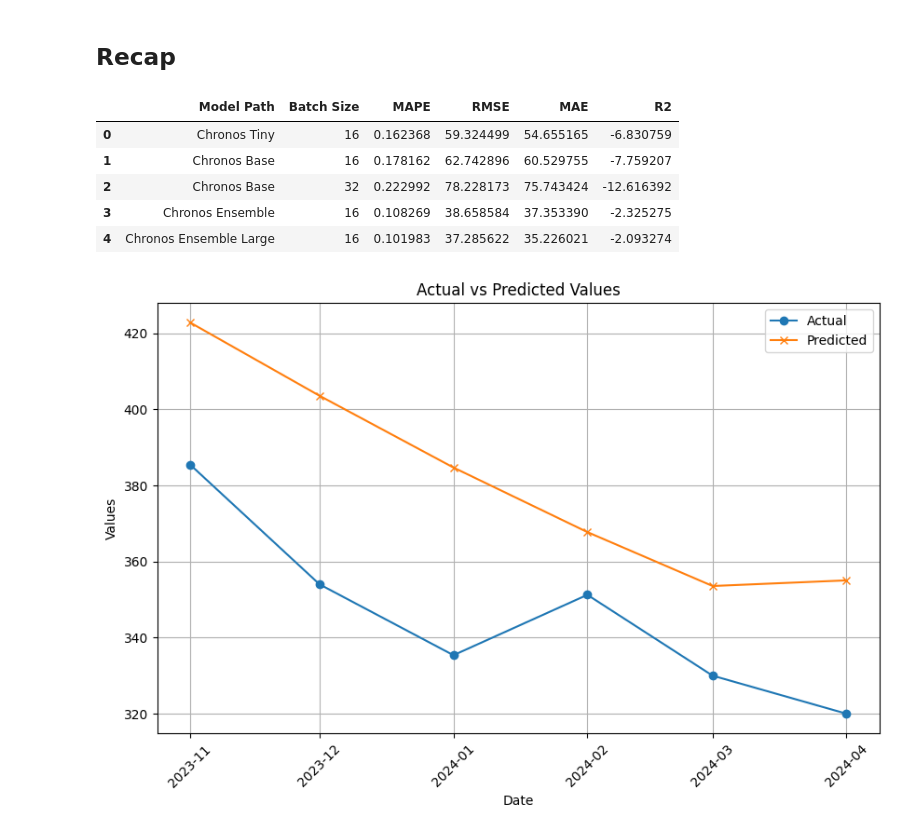
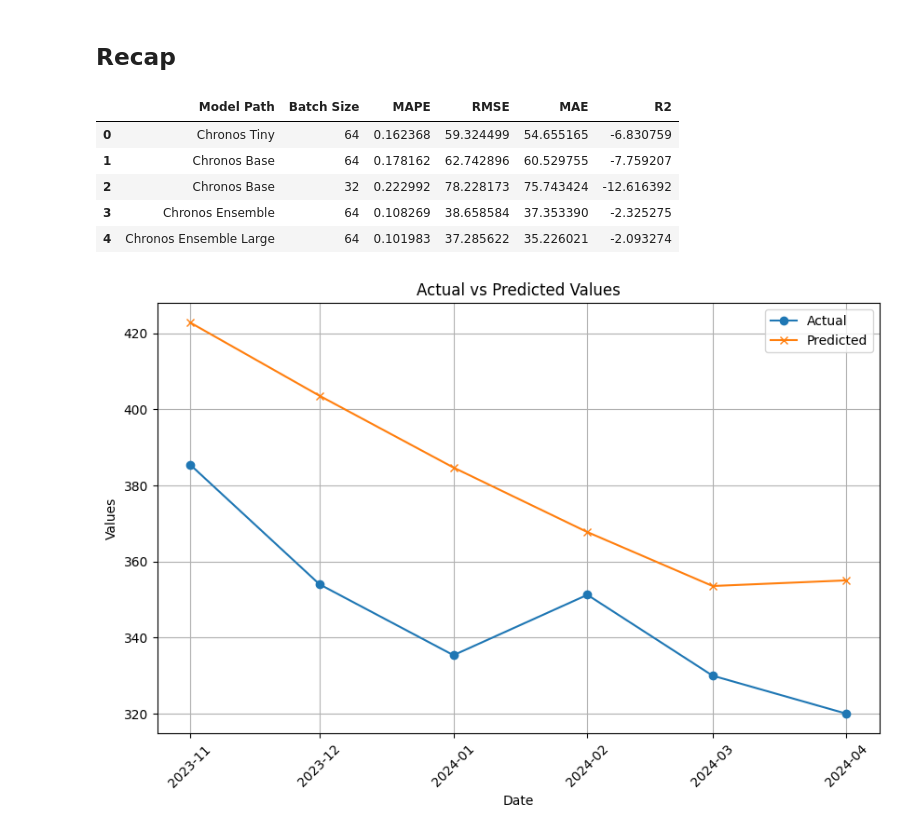
Before and after one commit to Algoritma-dan-Pemrograman-ITS/modul-pkt, a Jupyter notebook: Materi 8 Advanced Forecasting/Zero_Shot_Forecasting_dengan_AutoGluon_Chronos_05.ipynb, the cells around one changed output. Drawn from its saved outputs; the diff is of its cells as text; code cells hidden in the pictures.

Commit message:
updated: chronos

```diff
--- a/Materi 8 Advanced Forecasting/Zero_Shot_Forecasting_dengan_AutoGluon_Chronos_05.ipynb
+++ b/Materi 8 Advanced Forecasting/Zero_Shot_Forecasting_dengan_AutoGluon_Chronos_05.ipynb
@@ -293,7 +308,7 @@ evaluation_summary = pd.DataFrame(columns=['Model Path',
 # %%
 temp_eval = pd.DataFrame([evaluation_results])
 temp_eval['Model Path'] = 'Chronos Tiny'
-temp_eval['Batch Size'] = 16
+temp_eval['Batch Size'] = 64
 evaluation_summary = pd.concat([evaluation_summary, temp_eval], ignore_index=True)
 display(evaluation_summary)
 # %% [output]
@@ -415,7 +432,7 @@ dtype: float64
 # %%
 temp_eval = pd.DataFrame([evaluation_results])
 temp_eval['Model Path'] = 'Chronos Base'
-temp_eval['Batch Size'] = 16
+temp_eval['Batch Size'] = 64
 evaluation_summary = pd.concat([evaluation_summary, temp_eval], ignore_index=True)
 display(evaluation_summary)
 # %% [output]
@@ -682,7 +677,7 @@ dtype: float64
 # %%
 temp_eval = pd.DataFrame([evaluation_results])
 temp_eval['Model Path'] = 'Chronos Ensemble'
-temp_eval['Batch Size'] = 16
+temp_eval['Batch Size'] = 64
 evaluation_summary = pd.concat([evaluation_summary, temp_eval], ignore_index=True)
 display(evaluation_summary)
 # %% [output]
@@ -820,16 +797,16 @@ dtype: float64
 # %%
 temp_eval = pd.DataFrame([evaluation_results])
 temp_eval['Model Path'] = 'Chronos Ensemble Large'
-temp_eval['Batch Size'] = 16
+temp_eval['Batch Size'] = 64
 evaluation_summary = pd.concat([evaluation_summary, temp_eval], ignore_index=True)
 display(evaluation_summary)
 # %% [output]
 |  | Model Path | Batch Size | MAPE | RMSE | MAE | R2 |
-| 0 | Chronos Tiny | 16 | 0.162368 | 59.324499 | 54.655165 | -6.830759 |
-| 1 | Chronos Base | 16 | 0.178162 | 62.742896 | 60.529755 | -7.759207 |
+| 0 | Chronos Tiny | 64 | 0.162368 | 59.324499 | 54.655165 | -6.830759 |
+| 1 | Chronos Base | 64 | 0.178162 | 62.742896 | 60.529755 | -7.759207 |
 | 2 | Chronos Base | 32 | 0.222992 | 78.228173 | 75.743424 | -12.616392 |
-| 3 | Chronos Ensemble | 16 | 0.108269 | 38.658584 | 37.353390 | -2.325275 |
-| 4 | Chronos Ensemble Large | 16 | 0.101983 | 37.285622 | 35.226021 | -2.093274 |
+| 3 | Chronos Ensemble | 64 | 0.108269 | 38.658584 | 37.353390 | -2.325275 |
+| 4 | Chronos Ensemble Large | 64 | 0.101983 | 37.285622 | 35.226021 | -2.093274 |
 # %%
 # Plotting
 plt.figure(figsize=(10, 6))
```
Also changed, not shown: parts of 23 cells of this notebook.
